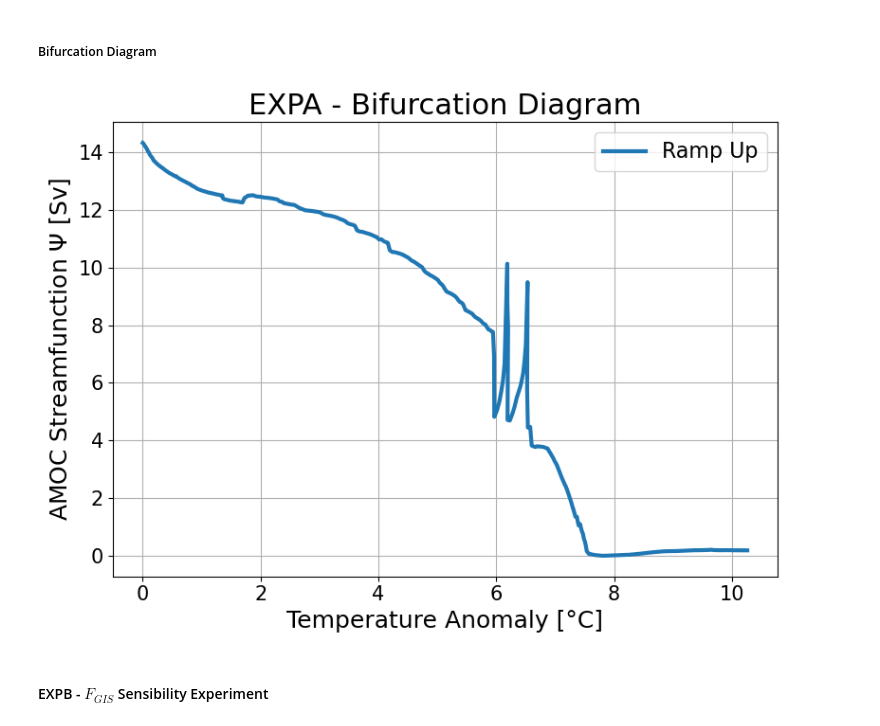
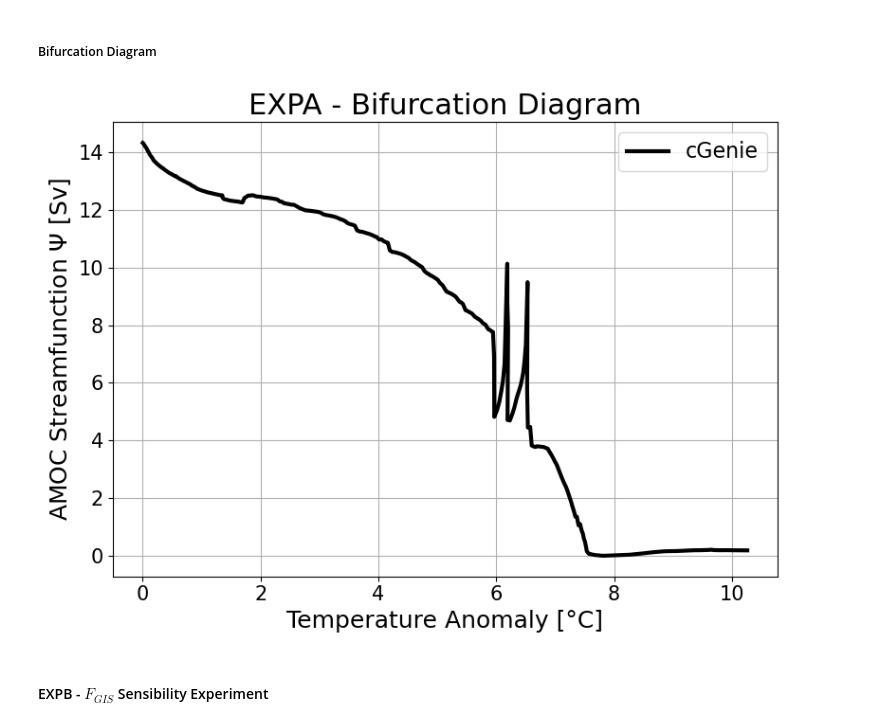
Before and after one commit to VUB-HYDR/2025_Laridon_etal_ORE, a Jupyter notebook: ATCM.ipynb, the cells around one changed output. Cells and saved outputs as stored; diff of their text form; code cells hidden in the pictures.

```diff
--- a/ATCM.ipynb
+++ b/ATCM.ipynb
@@ -749,18 +779,18 @@ plt.show()
 ##### Bifurcation Diagram
 # %%
 plt.figure(figsize=(8,6))
-plt.plot(global_sat_anomaly_cGenie, atl_max_overt_ExpA,label='Ramp Up',lw=3)
+plt.plot(global_sat_anomaly_cGenie, atl_max_overt_ExpA,label='cGenie',lw=3,color="black")
 plt.title("EXPA - Bifurcation Diagram",fontsize=22)
 plt.xlabel("Temperature Anomaly [°C]",fontsize=18)
 plt.ylabel("AMOC Streamfunction " + r'$\Psi$ ' + "[Sv]",fontsize=18)
 plt.legend(fontsize=16)
 plt.tick_params(axis='both',labelsize=15)
 plt.tight_layout()
 plt.grid()
 plt.savefig(figures_path+'EXPA_bif_diag',dpi=400)
 plt.show()
 # %% [output]
-[figure, old version]
+[figure, new version]
 # %% [markdown]
 #### EXPB - $F_{GIS}$ Sensibility Experiment
 # %% [markdown]
```
Also changed, not shown: parts of 51 cells of this notebook, 1 other file.
